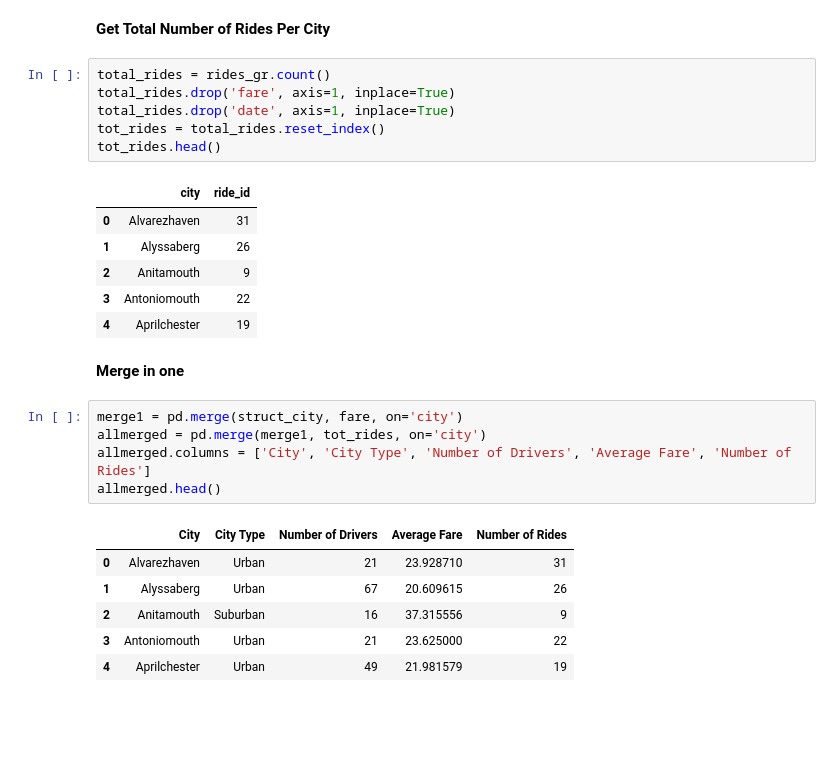
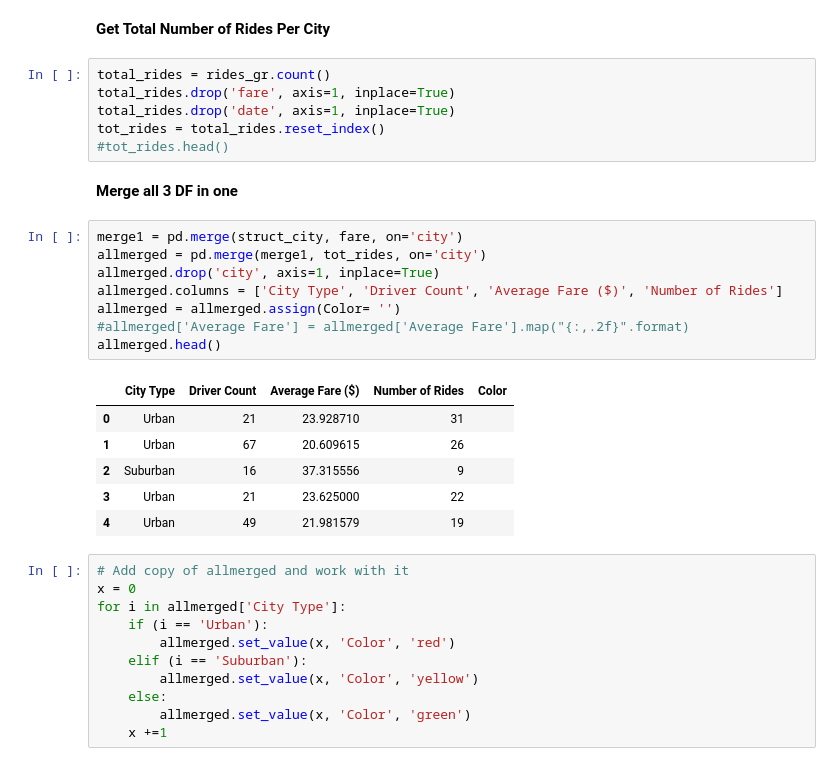
Before and after one commit to Gryazzz/Pyber_Ride_Sharing_Matplotlib, a Jupyter notebook: Pyber.ipynb, the cells around one changed output. Cells and saved outputs as stored; diff of their text form; blank space fills up the shorter version.

```diff
--- a/Pyber.ipynb
+++ b/Pyber.ipynb
@@ -64,25 +33,32 @@ total_rides = rides_gr.count()
 total_rides.drop('fare', axis=1, inplace=True)
 total_rides.drop('date', axis=1, inplace=True)
 tot_rides = total_rides.reset_index()
-tot_rides.head()
+#tot_rides.head()
-# %% [output]
-|  | city | ride_id |
-| 0 | Alvarezhaven | 31 |
-| 1 | Alyssaberg | 26 |
-| 2 | Anitamouth | 9 |
-| 3 | Antoniomouth | 22 |
-| 4 | Aprilchester | 19 |
 # %% [markdown]
-**Merge in one**
+**Merge all 3 DF in one**
 # %%
 merge1 = pd.merge(struct_city, fare, on='city')
 allmerged = pd.merge(merge1, tot_rides, on='city')
-allmerged.columns = ['City', 'City Type', 'Number of Drivers', 'Average Fare', 'Number of Rides']
+allmerged.drop('city', axis=1, inplace=True)
+allmerged.columns = ['City Type', 'Driver Count', 'Average Fare ($)', 'Number of Rides']
+allmerged = allmerged.assign(Color= '')
+#allmerged['Average Fare'] = allmerged['Average Fare'].map("{:,.2f}".format)
 allmerged.head()
 # %% [output]
-|  | City | City Type | Number of Drivers | Average Fare | Number of Rides |
-| 0 | Alvarezhaven | Urban | 21 | 23.928710 | 31 |
-| 1 | Alyssaberg | Urban | 67 | 20.609615 | 26 |
-| 2 | Anitamouth | Suburban | 16 | 37.315556 | 9 |
-| 3 | Antoniomouth | Urban | 21 | 23.625000 | 22 |
-| 4 | Aprilchester | Urban | 49 | 21.981579 | 19 |
+|  | City Type | Driver Count | Average Fare ($) | Number of Rides | Color |
+| 0 | Urban | 21 | 23.928710 | 31 |  |
+| 1 | Urban | 67 | 20.609615 | 26 |  |
+| 2 | Suburban | 16 | 37.315556 | 9 |  |
+| 3 | Urban | 21 | 23.625000 | 22 |  |
+| 4 | Urban | 49 | 21.981579 | 19 |  |
+# %%
+# Add copy of allmerged and work with it
+x = 0
+for i in allmerged['City Type']:
+    if (i == 'Urban'):
+        allmerged.set_value(x, 'Color', 'red')
+    elif (i == 'Suburban'):
+        allmerged.set_value(x, 'Color', 'yellow')
+    else:
+        allmerged.set_value(x, 'Color', 'green')
+    x +=1
```
Also changed, not shown: parts of 9 cells of this notebook.
